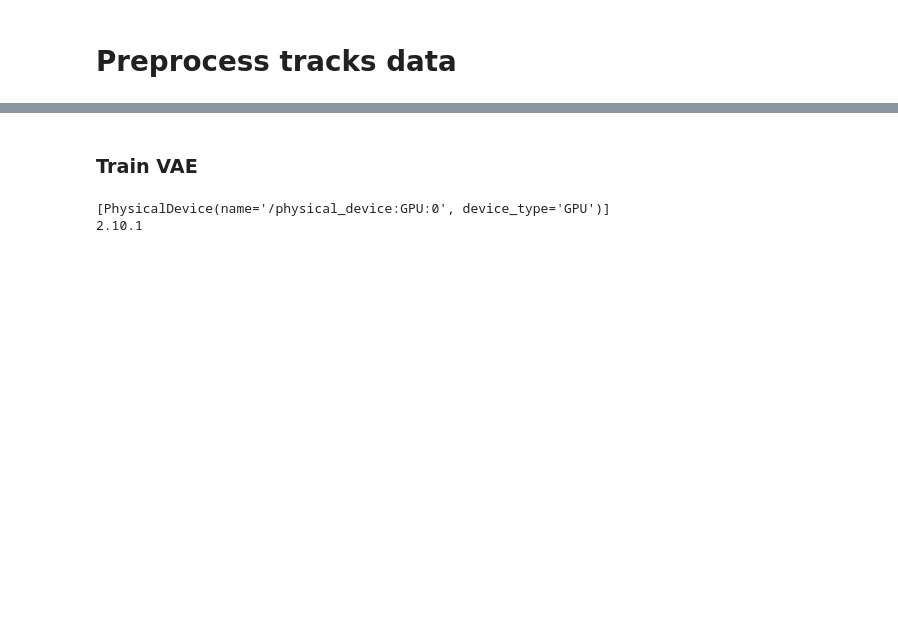
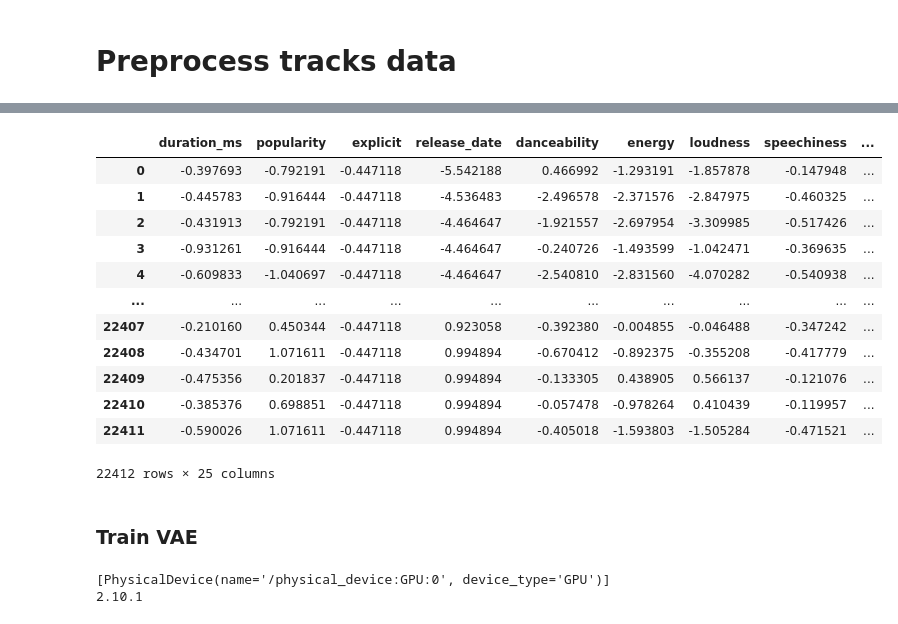
Before and after one commit to RichardStaszkiewicz/WUT-IUM-PROJECT-Music-Recommender-System, a Jupyter notebook: notebooks/recommender_system/model_1_vae/vae_music.ipynb, the cells around one changed output, grey strips where cells are left out. Cells and saved outputs as stored; diff of their text form; code cells hidden in the pictures; blank space fills up the shorter version.

```diff
--- a/notebooks/recommender_system/model_1_vae/vae_music.ipynb
+++ b/notebooks/recommender_system/model_1_vae/vae_music.ipynb
@@ -14,2 +12,4 @@ users = pd.read_json("../../../data/v2/users.json")
+# %%
+tracks_orig = pd.read_json("../../../data/v2/tracks.json")
 # %% [markdown]
 # Preprocess tracks data
@@ -16 +19,3 @@ users = pd.read_json("../../../data/v2/users.json")
+# %%
+vae_preprocessor = VAEPreprocessor()
 # %%
@@ -139,3 +46,20 @@ tracks.head()
+# %%
+preprocessed_tracks = vae_preprocessor.preprocess_tracks(tracks_data=tracks_orig, call_type=CallType.TRAINING)
+preprocessed_tracks
+# %% [output]
+|  | duration_ms | popularity | explicit | release_date | danceability | energy | loudness | speechiness | ... |
+| 0 | -0.397693 | -0.792191 | -0.447118 | -5.542188 | 0.466992 | -1.293191 | -1.857878 | -0.147948 | ... |
+| 1 | -0.445783 | -0.916444 | -0.447118 | -4.536483 | -2.496578 | -2.371576 | -2.847975 | -0.460325 | ... |
+| 2 | -0.431913 | -0.792191 | -0.447118 | -4.464647 | -1.921557 | -2.697954 | -3.309985 | -0.517426 | ... |
+| 3 | -0.931261 | -0.916444 | -0.447118 | -4.464647 | -0.240726 | -1.493599 | -1.042471 | -0.369635 | ... |
+| 4 | -0.609833 | -1.040697 | -0.447118 | -4.464647 | -2.540810 | -2.831560 | -4.070282 | -0.540938 | ... |
+| ... | ... | ... | ... | ... | ... | ... | ... | ... | ... |
+| 22407 | -0.210160 | 0.450344 | -0.447118 | 0.923058 | -0.392380 | -0.004855 | -0.046488 | -0.347242 | ... |
+| 22408 | -0.434701 | 1.071611 | -0.447118 | 0.994894 | -0.670412 | -0.892375 | -0.355208 | -0.417779 | ... |
+| 22409 | -0.475356 | 0.201837 | -0.447118 | 0.994894 | -0.133305 | 0.438905 | 0.566137 | -0.121076 | ... |
+| 22410 | -0.385376 | 0.698851 | -0.447118 | 0.994894 | -0.057478 | -0.978264 | 0.410439 | -0.119957 | ... |
+| 22411 | -0.590026 | 1.071611 | -0.447118 | 0.994894 | -0.405018 | -1.593803 | -1.505284 | -0.471521 | ... |
+22412 rows × 25 columns
 # %% [markdown]
 ### Train VAE
 # %%
```
Also changed, not shown: parts of 53 cells of this notebook, 14 other files.
